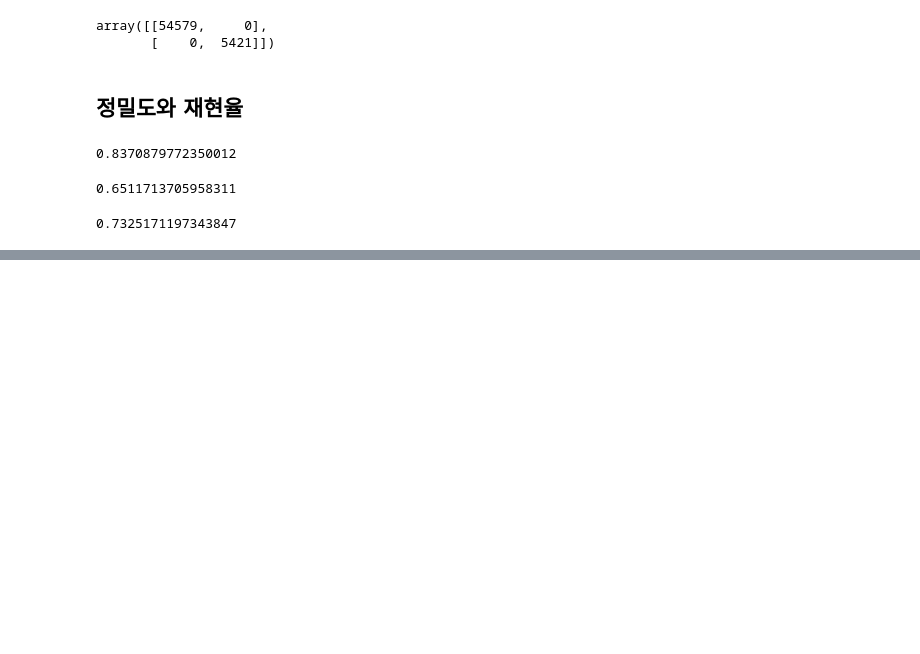
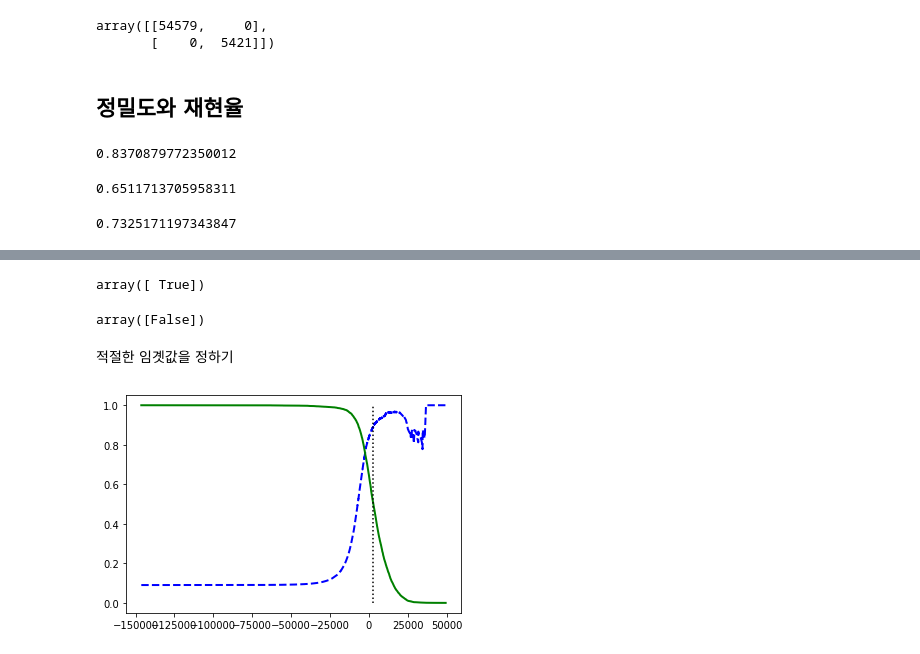
Before and after one commit to sjin0911/Hands-on-Machine-Learning, a Jupyter notebook: Ch3/MNIST_Example.ipynb, the cells around one changed output, grey strips where cells are left out. Saved outputs shown, nothing was run; the diff lists cells and outputs as text; code cells hidden in the pictures; blank space fills up the shorter version.

```diff
--- a/Ch3/MNIST_Example.ipynb
+++ b/Ch3/MNIST_Example.ipynb
@@ -134,0 +145,34 @@ f1_score(y_train_5, y_train_pred)
+# %%
+threshold=0 #무조건 True를 반환
+y_some_digit_pred=(y_scores>threshold)
+y_some_digit_pred
+# %% [output]
+array([ True])
+# %%
+threshold=3000 #임곗값을 높일수록 재현율이 줄어듦
+y_some_digit_pred=(y_scores>threshold)
+y_some_digit_pred
+# %% [output]
+array([False])
+# %% [markdown]
+적절한 임곗값을 정하기
+# %%
+#훈련 세트에 있는 모든 샘플의 점수 구하기
+from sklearn.model_selection import cross_val_predict
+
+y_scores=cross_val_predict(sgd_clf,X_train,y_train_5,cv=3,
+                          method="decision_function")
+# %%
+#함수를 이용해 가능한 모든 임곗값에 대해 정밀도와 재현율 계산
+from sklearn.metrics import precision_recall_curve
+
+precisions, recalls, thresholds=precision_recall_curve(y_train_5, y_scores)
+# %%
+#임곗값의 함수로 정밀도와 재현율 그리기
+plt.plot(thresholds, precisions[:-1], "b--", label="정밀도", linewidth=2)
+plt.plot(thresholds, recalls[:-1], "g-", label="재현율", linewidth=2)
+plt.vlines(threshold, 0, 1.0, "k", "dotted", label="임곗값")
+
+plt.show()
+# %% [output]
+[figure, added]
```
Also changed, not shown: parts of 3 cells of this notebook, 1 other file.
